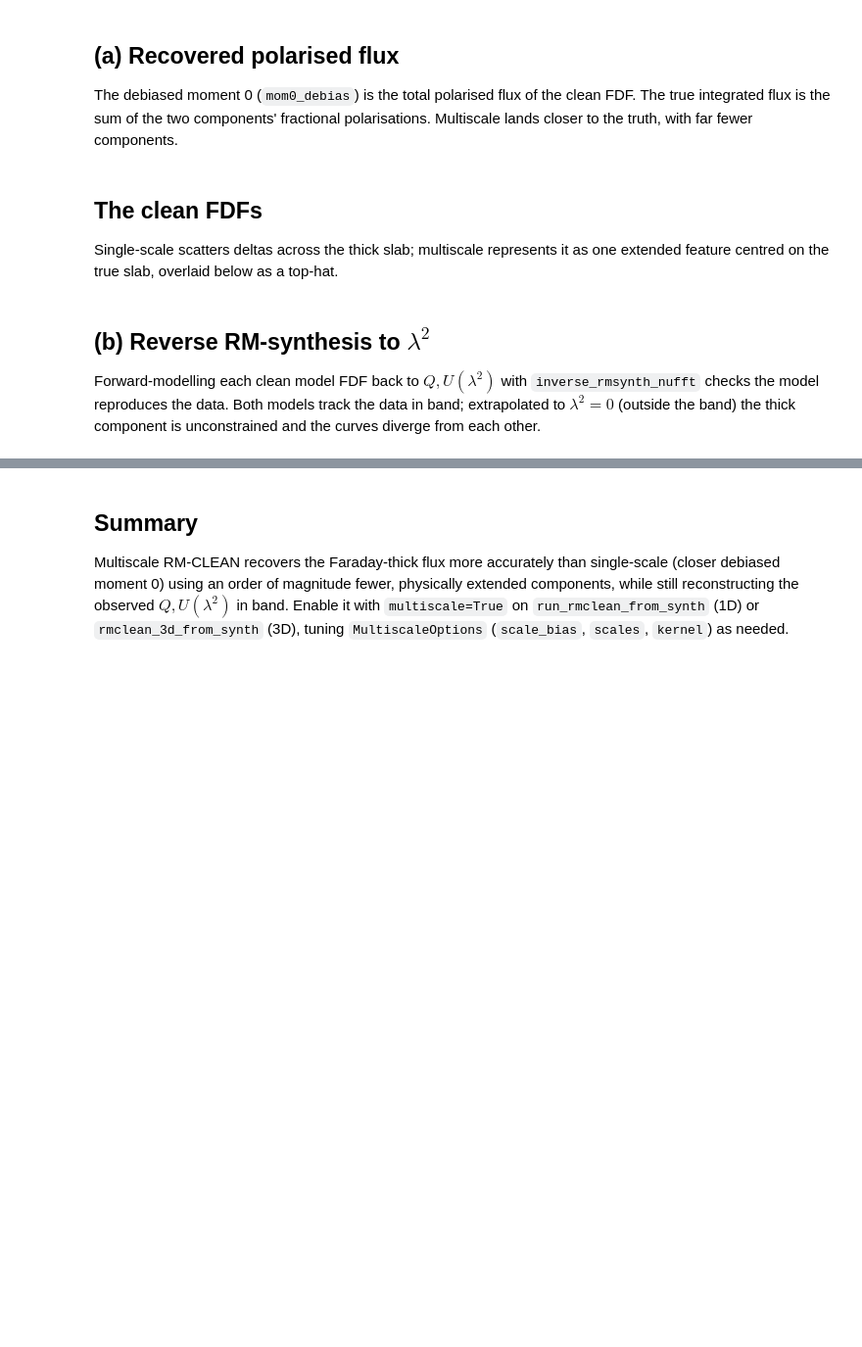
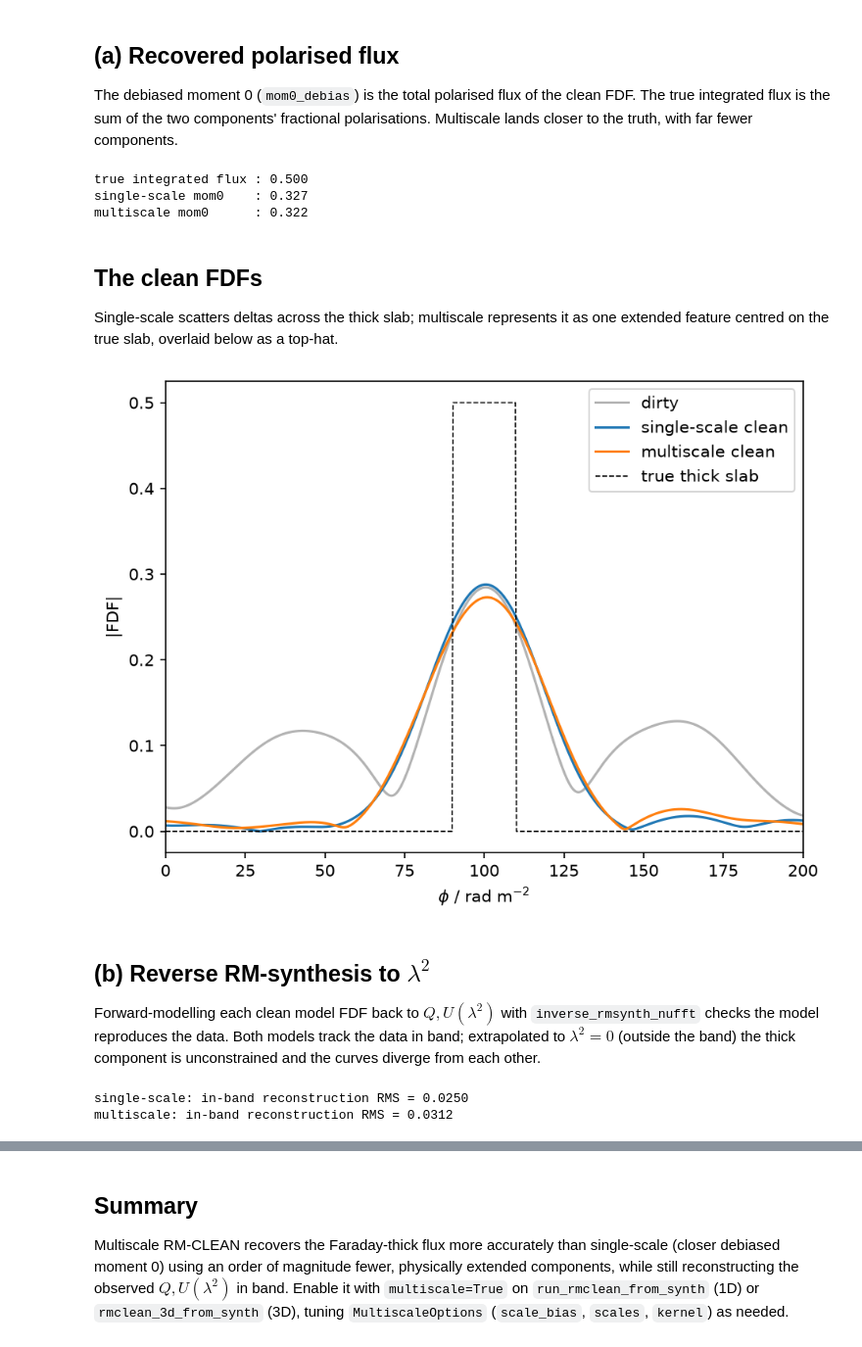
Before and after one commit to AlecThomson/rm-lite, a Jupyter notebook: docs/examples/rmclean_multiscale_1d.ipynb, the cells around one changed output, grey strips where cells are left out. Shown at 98% size. Drawn from its saved outputs; the diff is of its cells as text; code cells hidden in the pictures; blank space fills up the shorter version.

```diff
--- a/docs/examples/rmclean_multiscale_1d.ipynb
+++ b/docs/examples/rmclean_multiscale_1d.ipynb
@@ -54,16 +55,20 @@ def burn_slab(
     ).astype(np.complex128)
 
 
-freq_arr_hz = np.linspace(0.8e9, 2.2e9, 400)
+# Same three-band (RACS-style) frequency coverage as the rmclean_1d demo.
+low = np.linspace(943.5 - 144, 943.5 + 144, 36)
+mid = np.linspace(1367.5 - 72, 1367.5 + 72, 9)
+high = np.linspace(1655.5 - 144, 1655.5 + 144, 9)
+freq_arr_hz = np.concatenate([low, mid, high]) * 1e6
 lambda_sq = freq_to_lambda2(freq_arr_hz)
 
-thin = {"frac_pol": 0.2, "psi0_deg": 10, "rm_radm2": -40, "delta_rm_radm2": 0.0}
-thick = {"frac_pol": 0.5, "psi0_deg": 50, "rm_radm2": 30, "delta_rm_radm2": 15.0}
-true_flux = thin["frac_pol"] + thick["frac_pol"]
+# Same Faraday-thick slab as the rmclean_1d demo (delta_rm=30 at RM=100).
+thick = {"frac_pol": 0.5, "psi0_deg": 10, "rm_radm2": 100, "delta_rm_radm2": 20.0}
+true_flux = thick["frac_pol"]
 
-model = burn_slab(lambda_sq, **thin) + burn_slab(lambda_sq, **thick)
+model = burn_slab(lambda_sq, **thick)
 
-rms_noise = 0.02
+rms_noise = 0.05
 complex_pol = (
     model
     + rng.normal(0, rms_noise, freq_arr_hz.size)
@@ -82,10 +89,10 @@ fig.tight_layout()
 
 Build the dirty FDF and RMSF.
 # %%
-with quiet_logs(logging.ERROR):
-    synth = rmsynth.run_rmsynth(
-        freq_arr_hz, complex_pol, complex_err, n_samples=10, phi_max_radm2=300.0
-    )
+# with quiet_logs(logging.ERROR):
+synth = rmsynth.run_rmsynth(
+    freq_arr_hz, complex_pol, complex_err, n_samples=100, do_fit_rmsf=True
+)
 
 phi = synth.fdf_arrs["phi_arr_radm2"].to_numpy().astype(float)
 dirty_fdf = synth.fdf_arrs["fdf_dirty_complex_arr"].to_numpy().astype(complex)
@@ -97,15 +110,15 @@ The same call runs multiscale when `multiscale=True`; scales and kernel are
 auto-selected (WSClean-style geometric set, tapered-quadratic kernel). The
 same flag exists on `rmclean_3d_from_synth` for cubes.
 # %%
-with quiet_logs(logging.ERROR):
-    single = rmclean.run_rmclean_from_synth(synth, auto_mask=6, auto_threshold=1)
-    multi = rmclean.run_rmclean_from_synth(
-        synth,
-        auto_mask=6,
-        auto_threshold=1,
-        multiscale=True,
-        multiscale_options=MultiscaleOptions(max_iter_sub_minor=2000),
-    )
+# with quiet_logs(logging.ERROR):
+single = rmclean.run_rmclean_from_synth(synth, auto_mask=6, auto_threshold=1)
+multi = rmclean.run_rmclean_from_synth(
+    synth,
+    auto_mask=6,
+    auto_threshold=1,
+    multiscale=True,
+    multiscale_options=MultiscaleOptions(max_iter_sub_minor=2000),
+)
 
 n_iter_single = int(np.ravel(single.clean_parameters["n_iter"])[0])
 n_iter_multi = int(np.ravel(multi.clean_parameters["n_iter"])[0])
@@ -123,11 +169,10 @@ mom0_multi = float(multi.fdf_parameters["mom0_debias"][0])
 print(f"true integrated flux : {true_flux:.3f}")
 print(f"single-scale mom0    : {mom0_single:.3f}")
 print(f"multiscale mom0      : {mom0_multi:.3f}")
-
-# Multiscale recovers thick flux more accurately, with a far more compact model.
-assert abs(mom0_multi - true_flux) < abs(mom0_single - true_flux)
-assert 0.8 * true_flux < mom0_multi < 1.05 * true_flux
-assert n_iter_multi < n_iter_single
+# %% [output]
+true integrated flux : 0.500
+single-scale mom0    : 0.327
+multiscale mom0      : 0.322
 # %% [markdown]
 ## The clean FDFs
 
@@ -137,19 +182,20 @@ top-hat.
 # %%
 single_fdf = single.fdf_arrs["fdf_clean_complex_arr"].to_numpy().astype(complex)
 multi_fdf = multi.fdf_arrs["fdf_clean_complex_arr"].to_numpy().astype(complex)
 
 half = thick["delta_rm_radm2"] / 2
 tophat = np.where(np.abs(phi - thick["rm_radm2"]) <= half, thick["frac_pol"], 0.0)
 
 fig, ax = plt.subplots()
 ax.plot(phi, np.abs(dirty_fdf), color="0.7", label="dirty")
 ax.plot(phi, np.abs(single_fdf), label="single-scale clean")
 ax.plot(phi, np.abs(multi_fdf), label="multiscale clean")
-ax.axvline(thin["rm_radm2"], ls=":", color="k", lw=0.8)
 ax.plot(phi, tophat, ls="--", color="k", lw=0.8, label="true thick slab")
-ax.set(xlabel=r"$\phi$ / rad m$^{-2}$", ylabel="|FDF|", xlim=(-100, 100))
+ax.set(xlabel=r"$\phi$ / rad m$^{-2}$", ylabel="|FDF|", xlim=(0, 200))
 ax.legend()
 fig.tight_layout()
+# %% [output]
+[figure, added]
 # %% [markdown]
 ## (b) Reverse RM-synthesis to $\lambda^2$
 
@@ -159,7 +205,7 @@ track the data in band; extrapolated to $\lambda^2 = 0$ (outside the band)
 the thick component is unconstrained and the curves diverge from each other.
 # %%
 lambda_sq_ext = np.linspace(0.0, lambda_sq.max() * 1.05, 600)
-model_ext = burn_slab(lambda_sq_ext, **thin) + burn_slab(lambda_sq_ext, **thick)
+model_ext = burn_slab(lambda_sq_ext, **thick)
 in_band = (lambda_sq_ext >= lambda_sq.min()) & (lambda_sq_ext <= lambda_sq.max())
 
 recon = {}
@@ -170,7 +216,9 @@ for label, res in (("single-scale", single), ("multiscale", multi)):
         np.sqrt(np.mean(np.abs(recon[label][in_band] - model_ext[in_band]) ** 2))
     )
     print(f"{label}: in-band reconstruction RMS = {band_rms:.4f}")
-    assert band_rms < 4 * rms_noise
+# %% [output]
+single-scale: in-band reconstruction RMS = 0.0250
+multiscale: in-band reconstruction RMS = 0.0312
 # %%
 fig, axs = plt.subplots(3, 1, sharex=True, figsize=(6, 8))
 for ax, comp, lab in zip(
```
Also changed, not shown: parts of 6 cells of this notebook, 3 other files.
